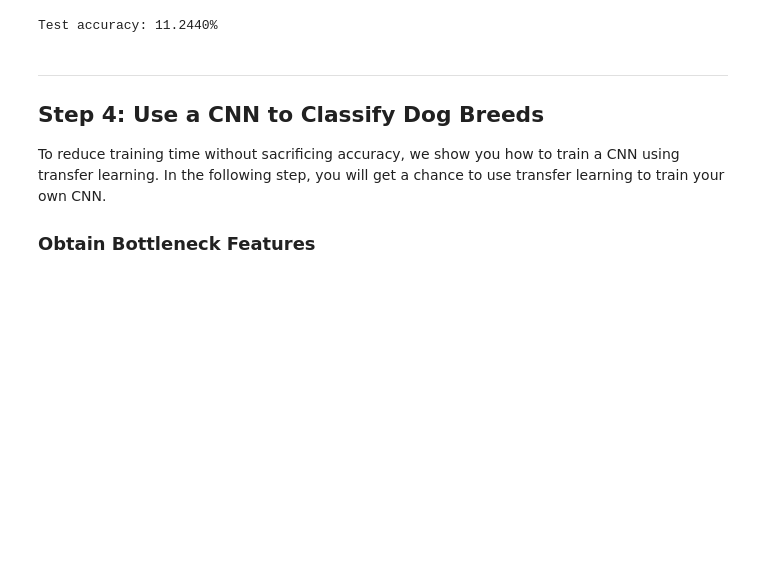
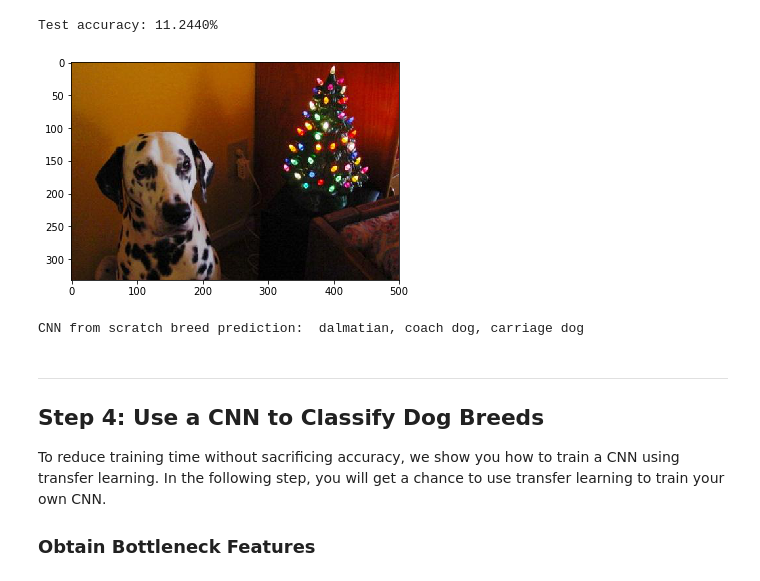
Before and after one commit to swaption2009/aind2_cnn_project, a Jupyter notebook: dog_app.ipynb, the cells around one changed output. Drawn from its saved outputs; the diff is of its cells as text; code cells hidden in the pictures; blank space fills up the shorter version.

```diff
--- a/dog_app.ipynb
+++ b/dog_app.ipynb
@@ -550,6 +713,20 @@ test_accuracy = 100*np.sum(np.array(dog_breed_predictions)==np.argmax(test_targe
 print('Test accuracy: %.4f%%' % test_accuracy)
 # %% [output]
 Test accuracy: 11.2440%
+# %%
+# visualize and label ResNet50 model prediction
+sample_dog1 = dog_files_short[1]
+show_img1 = model.predict(path_to_tensor(sample_dog))
+im_cnn = Image.open(sample_dog1)
+plt.imshow(im_cnn)
+plt.show()
+
+# The dog labels correspond to ResNet50's dictionary keys between 151 and 268.
+# Therefore, we need to minus ResNet50 return value by 151 to fit our breeds array above
+print("CNN from scratch breed prediction: ", breeds[show_img-151])
+# %% [output]
+[figure, added]
+CNN from scratch breed prediction:  dalmatian, coach dog, carriage dog
 # %% [markdown]
 ---
 <a id='step4'></a>
```
Also changed, not shown: parts of 33 cells of this notebook, 3 other files.
